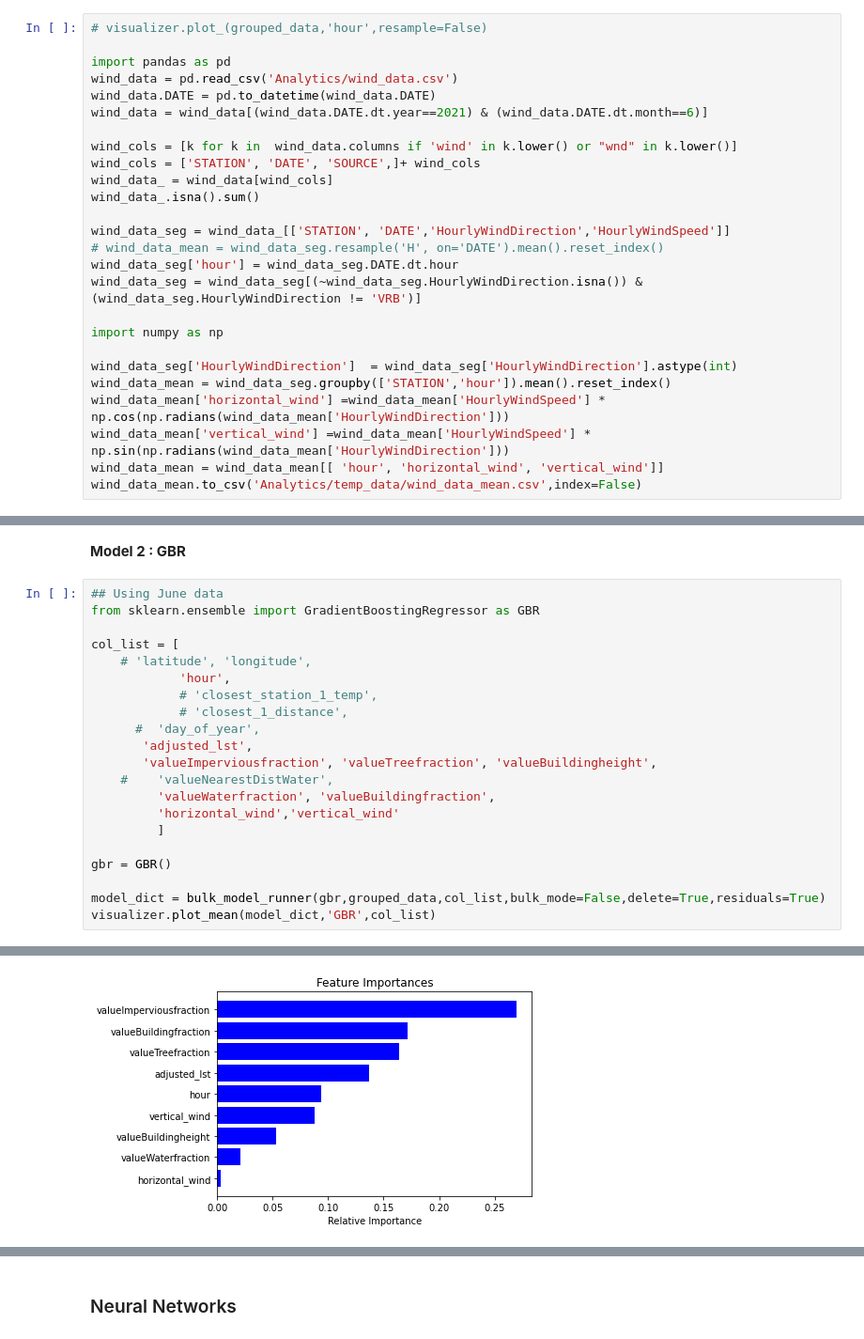
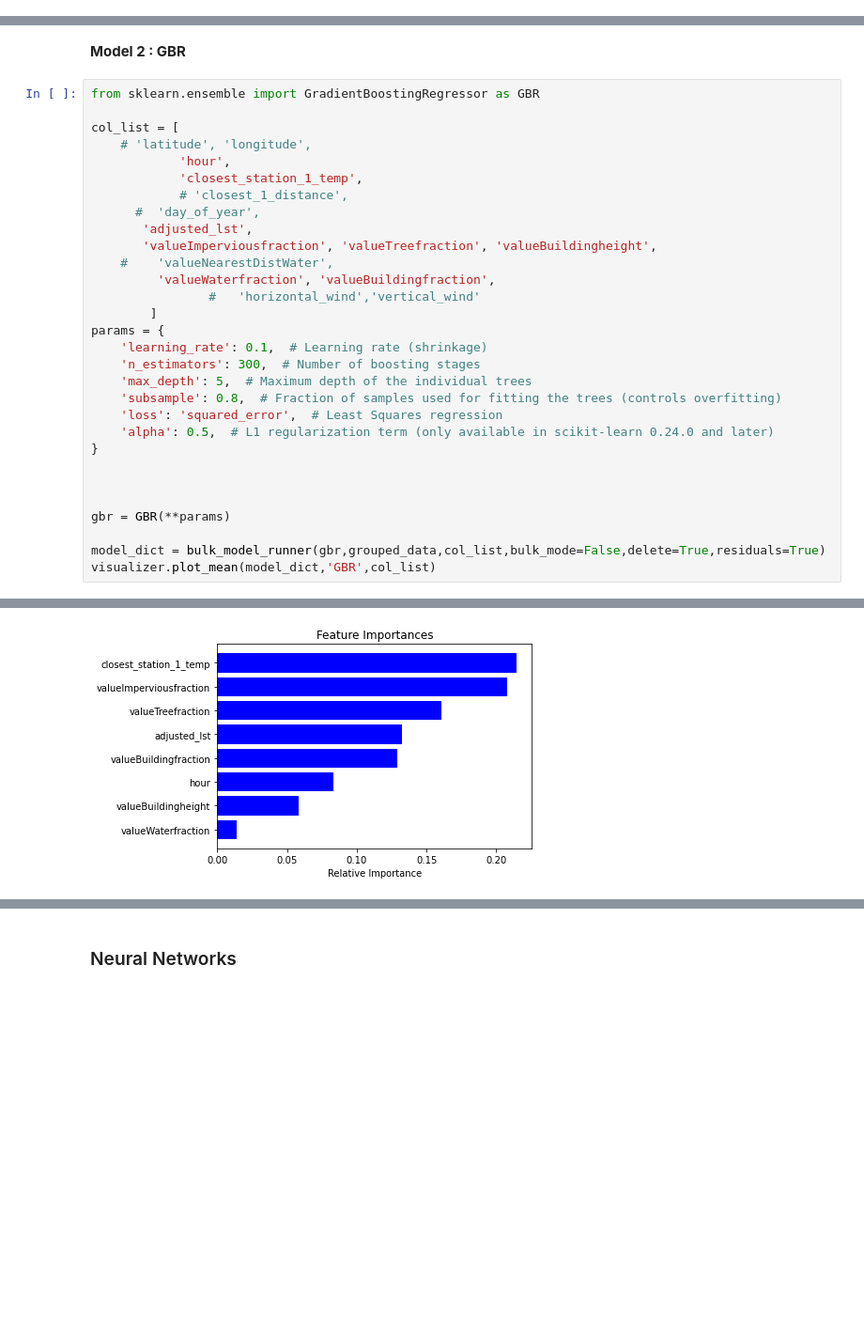
Before and after one commit to khatrigaurav/temperature_modelling, a Jupyter notebook: Analytics/00 Modeller.ipynb, the cells around one changed output, grey strips where cells are left out. Shown: that part at 94% size. Saved outputs shown, nothing was run; the diff lists cells and outputs as text; blank space fills up the shorter version.

```diff
--- a/Analytics/00 Modeller.ipynb
+++ b/Analytics/00 Modeller.ipynb
@@ -377,29 +389,3 @@ print(outliers)
 {'KWIMADIS301': 17, 'KWIMADIS138': 17, 'KWIMADIS47': 15, 'KWIWAUNA18': 15, 'KWIMADIS214': 12, 'KWIMADIS162': 11}
 {'KWIWAUNA18': 14, 'KWIMADIS301': 12, 'KWIMADIS47': 12, 'KWIMADIS138': 11, 'KWIMADIS214': 11, 'KWIMADIS162': 9}
 {'KWIMADIS301': 17, 'KWIMADIS138': 17, 'KWIMADIS47': 15, 'KWIWAUNA18': 15, 'KWIMADIS214': 12, 'KWIMADIS162': 11}
-# %%
-# visualizer.plot_(grouped_data,'hour',resample=False)
-
-import pandas as pd
-wind_data = pd.read_csv('Analytics/wind_data.csv')
-wind_data.DATE = pd.to_datetime(wind_data.DATE)
-wind_data = wind_data[(wind_data.DATE.dt.year==2021) & (wind_data.DATE.dt.month==6)]
-
-wind_cols = [k for k in  wind_data.columns if 'wind' in k.lower() or "wnd" in k.lower()]
-wind_cols = ['STATION', 'DATE', 'SOURCE',]+ wind_cols
-wind_data_ = wind_data[wind_cols]
-wind_data_.isna().sum()
-
-wind_data_seg = wind_data_[['STATION', 'DATE','HourlyWindDirection','HourlyWindSpeed']]
-# wind_data_mean = wind_data_seg.resample('H', on='DATE').mean().reset_index()
-wind_data_seg['hour'] = wind_data_seg.DATE.dt.hour
-wind_data_seg = wind_data_seg[(~wind_data_seg.HourlyWindDirection.isna()) & (wind_data_seg.HourlyWindDirection != 'VRB')]
-
-import numpy as np
-
-wind_data_seg['HourlyWindDirection']  = wind_data_seg['HourlyWindDirection'].astype(int)
-wind_data_mean = wind_data_seg.groupby(['STATION','hour']).mean().reset_index()
-wind_data_mean['horizontal_wind'] =wind_data_mean['HourlyWindSpeed'] * np.cos(np.radians(wind_data_mean['HourlyWindDirection']))
-wind_data_mean['vertical_wind'] =wind_data_mean['HourlyWindSpeed'] * np.sin(np.radians(wind_data_mean['HourlyWindDirection']))
-wind_data_mean = wind_data_mean[[ 'hour', 'horizontal_wind', 'vertical_wind']]
-wind_data_mean.to_csv('Analytics/temp_data/wind_data_mean.csv',index=False)
@@ -502,23 +450,32 @@ Text(0.5, 1.0, 'Mean and Standard Deviation of Predicted and Actual Temperature
 # %% [markdown]
 **Model 2 : GBR**
 # %%
-## Using June data
 from sklearn.ensemble import GradientBoostingRegressor as GBR
 
 col_list = [
     # 'latitude', 'longitude',
             'hour',
-            # 'closest_station_1_temp',
+            'closest_station_1_temp',
             # 'closest_1_distance',
       #  'day_of_year',
        'adjusted_lst',
        'valueImperviousfraction', 'valueTreefraction', 'valueBuildingheight',
     #    'valueNearestDistWater',
          'valueWaterfraction', 'valueBuildingfraction',
-         'horizontal_wind','vertical_wind'
-         ]
+                #   'horizontal_wind','vertical_wind'
+        ]
+params = {
+    'learning_rate': 0.1,  # Learning rate (shrinkage)
+    'n_estimators': 300,  # Number of boosting stages
+    'max_depth': 5,  # Maximum depth of the individual trees
+    'subsample': 0.8,  # Fraction of samples used for fitting the trees (controls overfitting)
+    'loss': 'squared_error',  # Least Squares regression
+    'alpha': 0.5,  # L1 regularization term (only available in scikit-learn 0.24.0 and later)
+}
 
-gbr = GBR()
+
+
+gbr = GBR(**params)
 
 model_dict = bulk_model_runner(gbr,grouped_data,col_list,bulk_mode=False,delete=True,residuals=True)
 visualizer.plot_mean(model_dict,'GBR',col_list)
@@ -533 +490 @@ Time at which model ran : 01/12/24 16:27:02
-[figure, old version]
+[figure, new version]
```
Also changed, not shown: parts of 15 cells of this notebook, 8 other files.
